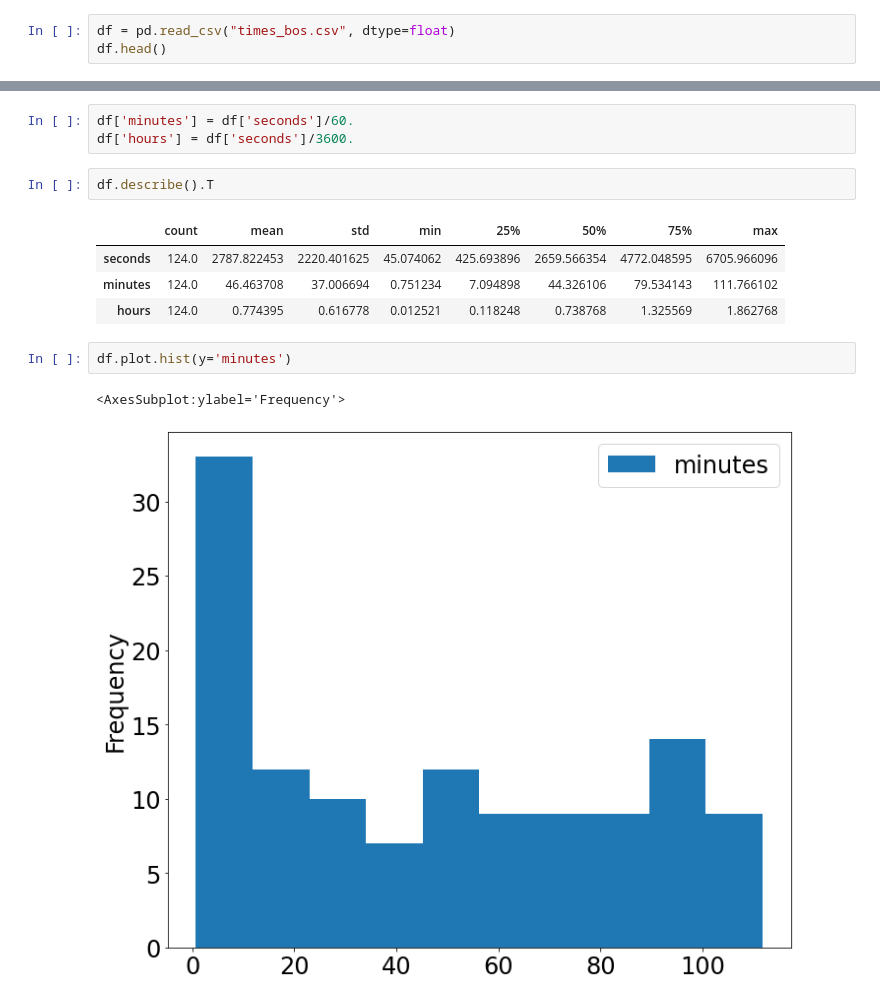
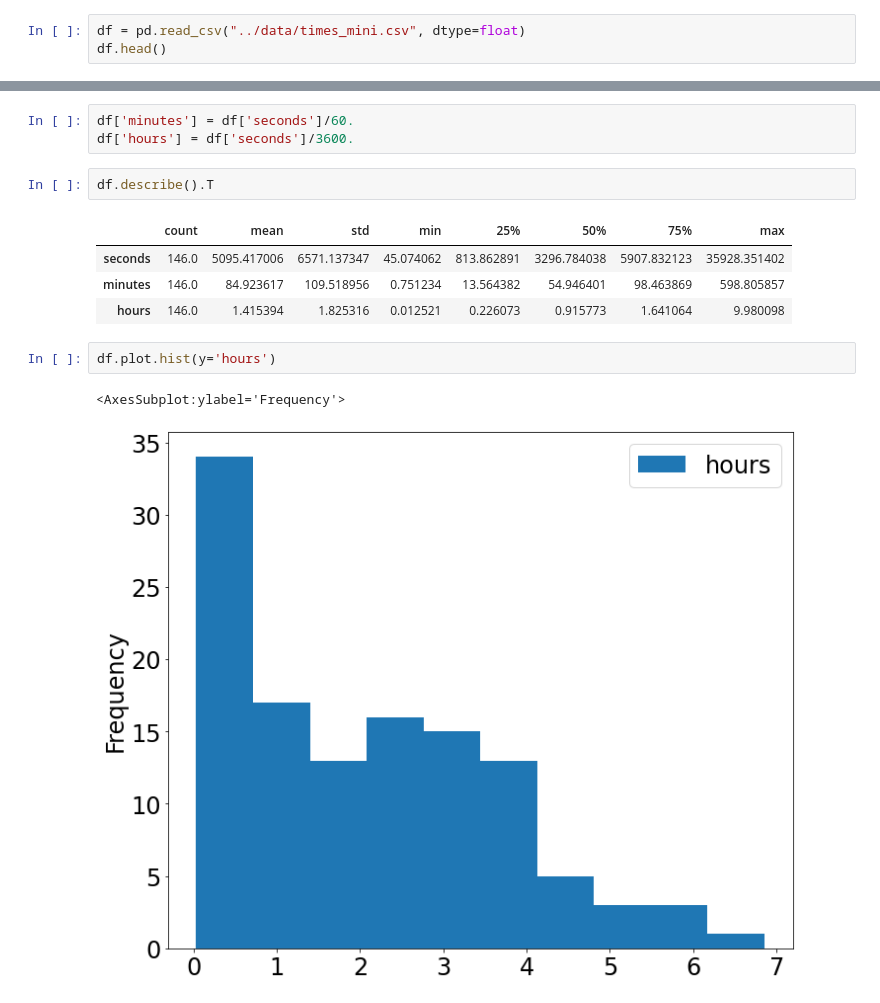
Before and after one commit to erinaldi/bmn2-qiskit, a Jupyter notebook: notebooks/00_figures.ipynb, the cells around one changed output, grey strips where cells are left out. Cells and saved outputs as stored; diff of their text form.

Commit message:
[figs] new plots for paper

```diff
--- a/notebooks/00_figures.ipynb
+++ b/notebooks/00_figures.ipynb
@@ -467,7 +480,7 @@ plt.savefig("../figures/bosBMN_L4_couplings_e-diff_ry_depth3_reps10_max10000.svg
 # %% [markdown]
 This is using 4 threads
 # %%
-df = pd.read_csv("times_bos.csv", dtype=float)
+df = pd.read_csv("../data/times_mini.csv", dtype=float)
 df.head()
 # %% [output]
 |  | seconds |
@@ -485,11 +498,11 @@ df['hours'] = df['seconds']/3600.
 df.describe().T
 # %% [output]
 |  | count | mean | std | min | 25% | 50% | 75% | max |
-| seconds | 124.0 | 2787.822453 | 2220.401625 | 45.074062 | 425.693896 | 2659.566354 | 4772.048595 | 6705.966096 |
-| minutes | 124.0 | 46.463708 | 37.006694 | 0.751234 | 7.094898 | 44.326106 | 79.534143 | 111.766102 |
-| hours | 124.0 | 0.774395 | 0.616778 | 0.012521 | 0.118248 | 0.738768 | 1.325569 | 1.862768 |
+| seconds | 146.0 | 5095.417006 | 6571.137347 | 45.074062 | 813.862891 | 3296.784038 | 5907.832123 | 35928.351402 |
+| minutes | 146.0 | 84.923617 | 109.518956 | 0.751234 | 13.564382 | 54.946401 | 98.463869 | 598.805857 |
+| hours | 146.0 | 1.415394 | 1.825316 | 0.012521 | 0.226073 | 0.915773 | 1.641064 | 9.980098 |
 # %%
-df.plot.hist(y='minutes')
+df.plot.hist(y='hours')
 # %% [output]
 <AxesSubplot:ylabel='Frequency'>
-[figure, old version]
+[figure, new version]
```
Also changed, not shown: parts of 20 cells of this notebook, 8 other files.
